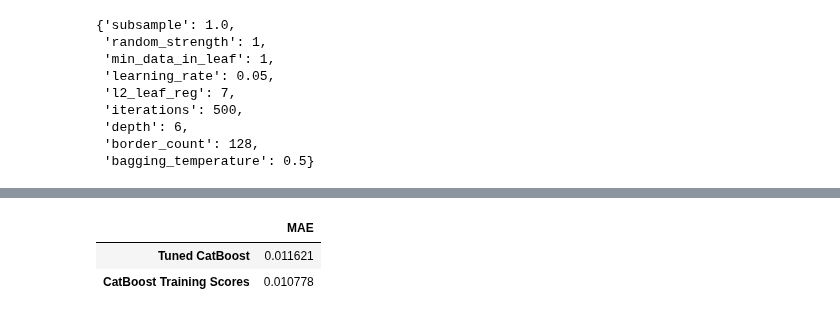
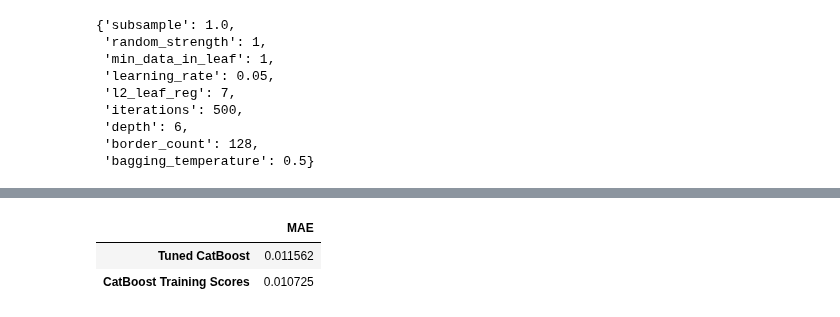
Before and after one commit to devern-DZZC/Interest-Rate-Prediction, a Jupyter notebook: Loan-Interest-Rate-Prediction.ipynb, the cells around one changed output, grey strips where cells are left out. Drawn from its saved outputs; the diff is of its cells as text; code cells hidden in the pictures.

```diff
--- a/Loan-Interest-Rate-Prediction.ipynb
+++ b/Loan-Interest-Rate-Prediction.ipynb
@@ -628,12 +634,12 @@ train_scores
 # %%
-train_and_test_scores = {'Tuned CatBoost': {'MAE': 0.01162146440439043},
-                         'CatBoost Training Scores': {'MAE': 0.010778433789488664}}
+train_and_test_scores = {'Tuned CatBoost': {'MAE': 0.011562138220928952},
+                         'CatBoost Training Scores': {'MAE': 0.010725300401833423}}
 cat_df = pd.DataFrame(train_and_test_scores)
 cat_df.T
 # %% [output]
 |  | MAE |
-| Tuned CatBoost | 0.011621 |
-| CatBoost Training Scores | 0.010778 |
+| Tuned CatBoost | 0.011562 |
+| CatBoost Training Scores | 0.010725 |
 # %%
 comp = cat_df.plot(kind='bar', figsize=(8,6), color=['salmon', 'lightgreen']);
 plt.title('Training vs Testing MAE Score Comparison');
```
Also changed, not shown: parts of 30 cells of this notebook, 1 other file.
